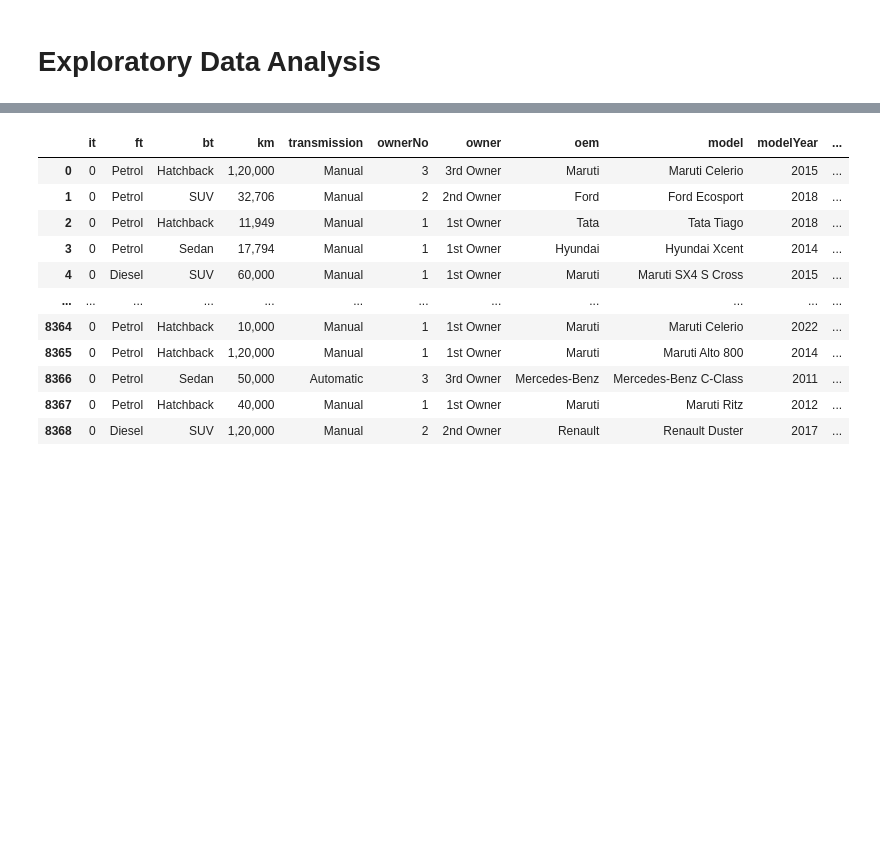
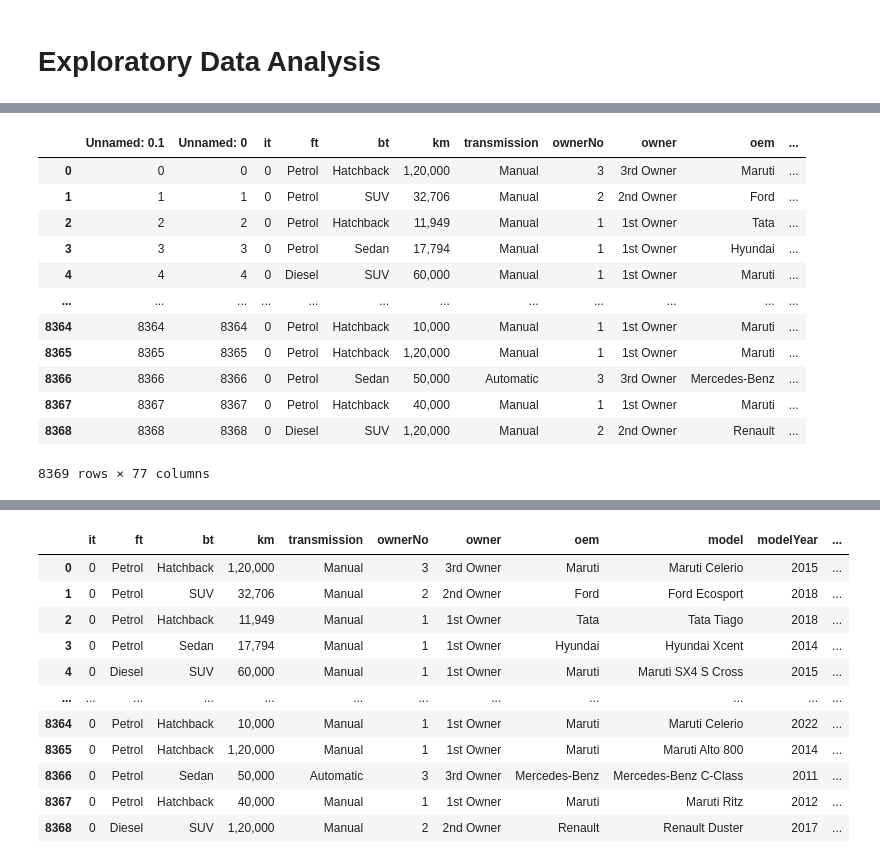
Before and after one commit to saromaddy/cardekho, a Jupyter notebook: Cardekho_project.ipynb, the cells around one changed output, grey strips where cells are left out. Saved outputs shown, nothing was run; the diff lists cells and outputs as text; code cells hidden in the pictures; blank space fills up the shorter version.

```diff
--- a/Cardekho_project.ipynb
+++ b/Cardekho_project.ipynb
@@ -339,5 +342,21 @@ dtype: int64
 full_expanded.to_csv("Backup.csv")
 # %%
 full_expanded = pd.read_csv("Backup.csv")
+# %%
+full_expanded
+# %% [output]
+|  | Unnamed: 0.1 | Unnamed: 0 | it | ft | bt | km | transmission | ownerNo | owner | oem | ... |
+| 0 | 0 | 0 | 0 | Petrol | Hatchback | 1,20,000 | Manual | 3 | 3rd Owner | Maruti | ... |
+| 1 | 1 | 1 | 0 | Petrol | SUV | 32,706 | Manual | 2 | 2nd Owner | Ford | ... |
+| 2 | 2 | 2 | 0 | Petrol | Hatchback | 11,949 | Manual | 1 | 1st Owner | Tata | ... |
+| 3 | 3 | 3 | 0 | Petrol | Sedan | 17,794 | Manual | 1 | 1st Owner | Hyundai | ... |
+| 4 | 4 | 4 | 0 | Diesel | SUV | 60,000 | Manual | 1 | 1st Owner | Maruti | ... |
+| ... | ... | ... | ... | ... | ... | ... | ... | ... | ... | ... | ... |
+| 8364 | 8364 | 8364 | 0 | Petrol | Hatchback | 10,000 | Manual | 1 | 1st Owner | Maruti | ... |
+| 8365 | 8365 | 8365 | 0 | Petrol | Hatchback | 1,20,000 | Manual | 1 | 1st Owner | Maruti | ... |
+| 8366 | 8366 | 8366 | 0 | Petrol | Sedan | 50,000 | Automatic | 3 | 3rd Owner | Mercedes-Benz | ... |
+| 8367 | 8367 | 8367 | 0 | Petrol | Hatchback | 40,000 | Manual | 1 | 1st Owner | Maruti | ... |
+| 8368 | 8368 | 8368 | 0 | Diesel | SUV | 1,20,000 | Manual | 2 | 2nd Owner | Renault | ... |
+8369 rows × 77 columns
 # %%
 full_expanded.drop('Unnamed: 0', axis=1, inplace=True)
```
Also changed, not shown: parts of 29 cells of this notebook, 2 other files.
